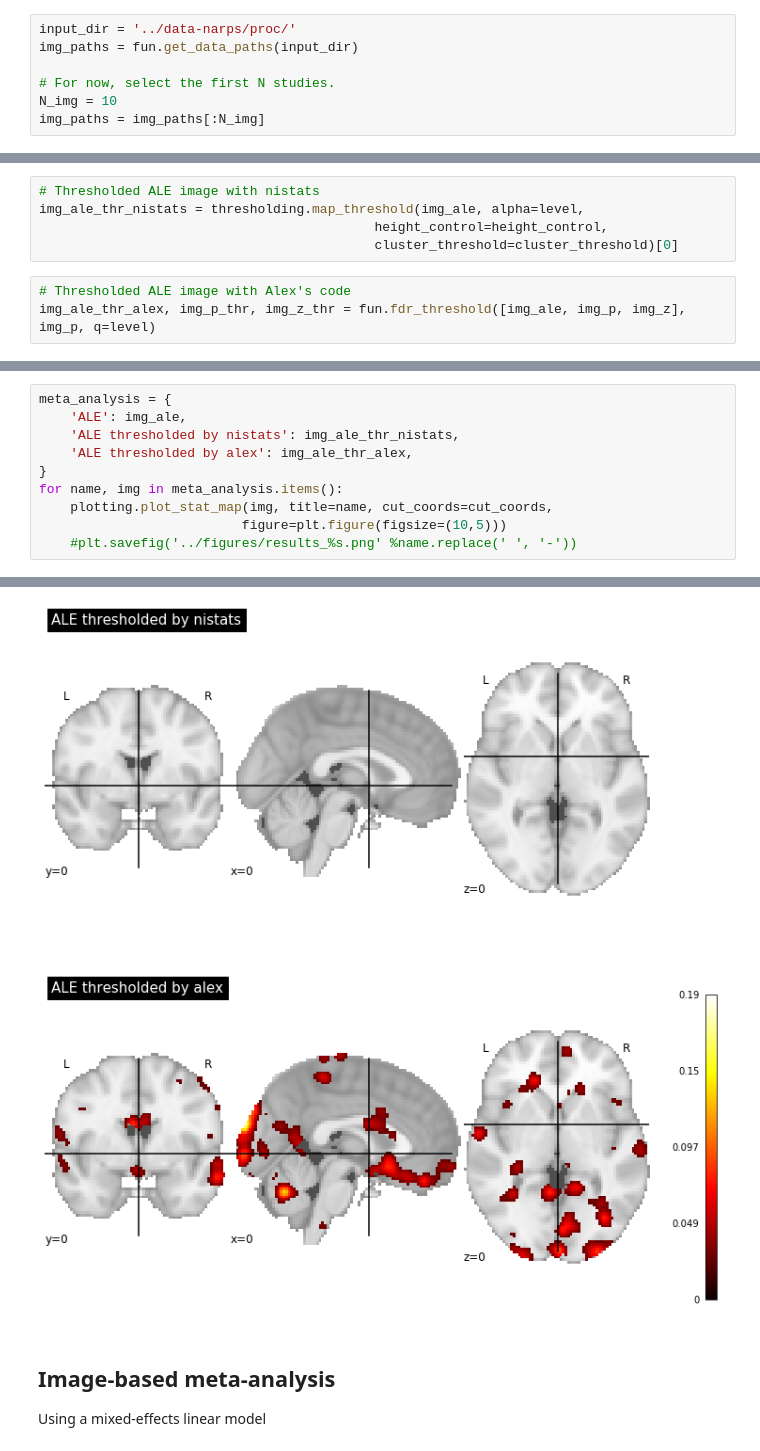
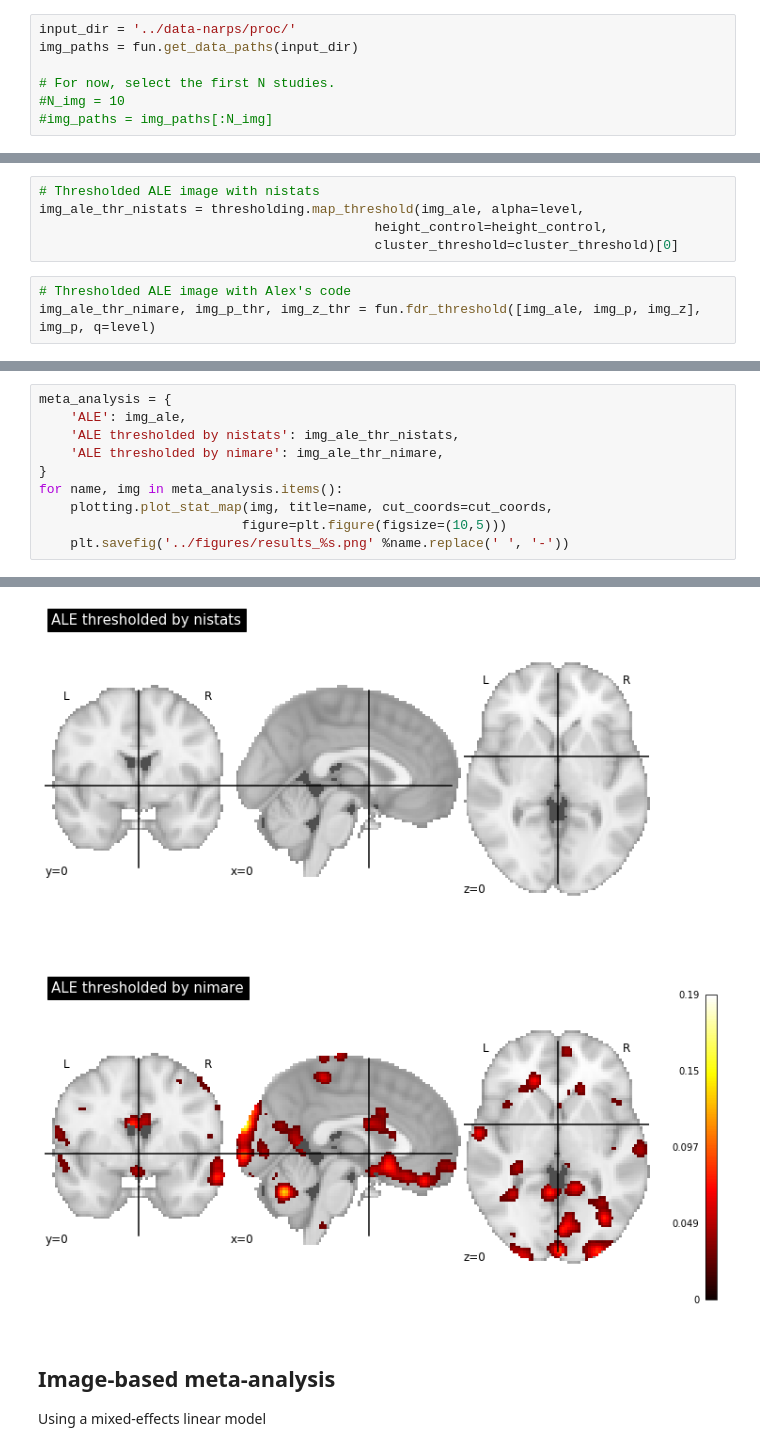
Before and after one commit to koudyk/narps_meta, a Jupyter notebook: analyses/1_Meta-analysis.ipynb, the cells around one changed output, grey strips where cells are left out. Cells and saved outputs as stored; diff of their text form.

```diff
--- a/analyses/1_Meta-analysis.ipynb
+++ b/analyses/1_Meta-analysis.ipynb
@@ -35,8 +35,8 @@ input_dir = '../data-narps/proc/'
 img_paths = fun.get_data_paths(input_dir)
 
 # For now, select the first N studies.
-N_img = 10
-img_paths = img_paths[:N_img]
+#N_img = 10
+#img_paths = img_paths[:N_img]
 # %% [markdown]
 Convert the images to the dataset directory that is readable by NiMARE, the meta-analysis package.
 # %%
@@ -57,4 +57,4 @@ img_ale_thr_nistats = thresholding.map_threshold(img_ale, alpha=level,
                                            cluster_threshold=cluster_threshold)[0]
 # %%
 # Thresholded ALE image with Alex's code
-img_ale_thr_alex, img_p_thr, img_z_thr = fun.fdr_threshold([img_ale, img_p, img_z], img_p, q=level)
+img_ale_thr_nimare, img_p_thr, img_z_thr = fun.fdr_threshold([img_ale, img_p, img_z], img_p, q=level)
@@ -74,17 +61,17 @@ inf
 # %%
 meta_analysis = {
     'ALE': img_ale,
     'ALE thresholded by nistats': img_ale_thr_nistats,
-    'ALE thresholded by alex': img_ale_thr_alex,
+    'ALE thresholded by nimare': img_ale_thr_nimare,
 }
 for name, img in meta_analysis.items():
     plotting.plot_stat_map(img, title=name, cut_coords=cut_coords,
                           figure=plt.figure(figsize=(10,5)))
-    #plt.savefig('../figures/results_%s.png' %name.replace(' ', '-'))
+    plt.savefig('../figures/results_%s.png' %name.replace(' ', '-'))
 # %% [output]
 [figure]
 [figure]
-[figure, old version]
+[figure, new version]
 # %% [markdown]
 ## Image-based meta-analysis
 Using a mixed-effects linear model
```
Also changed, not shown: parts of 6 cells of this notebook, 5 other files.
